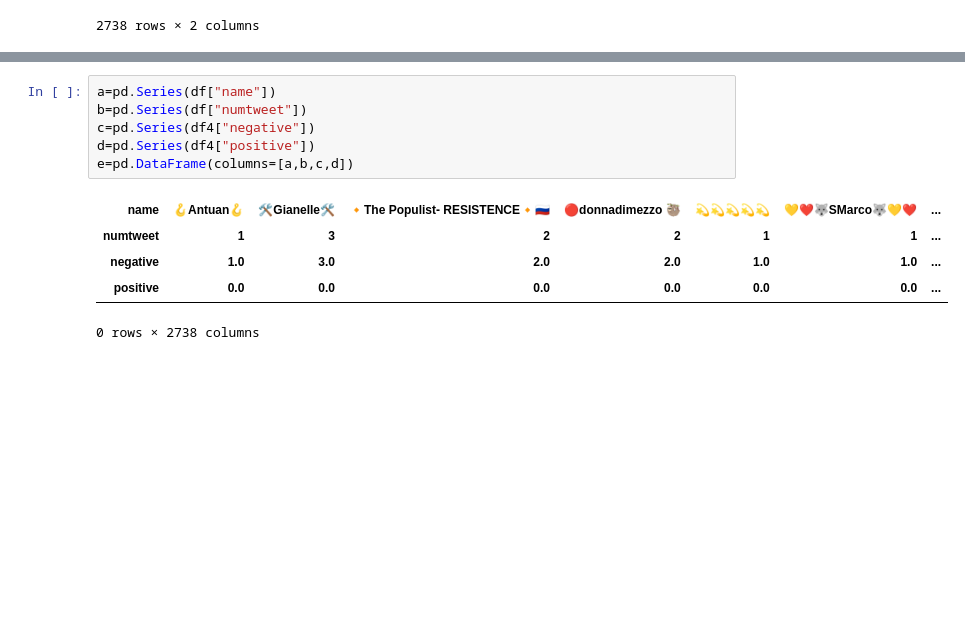
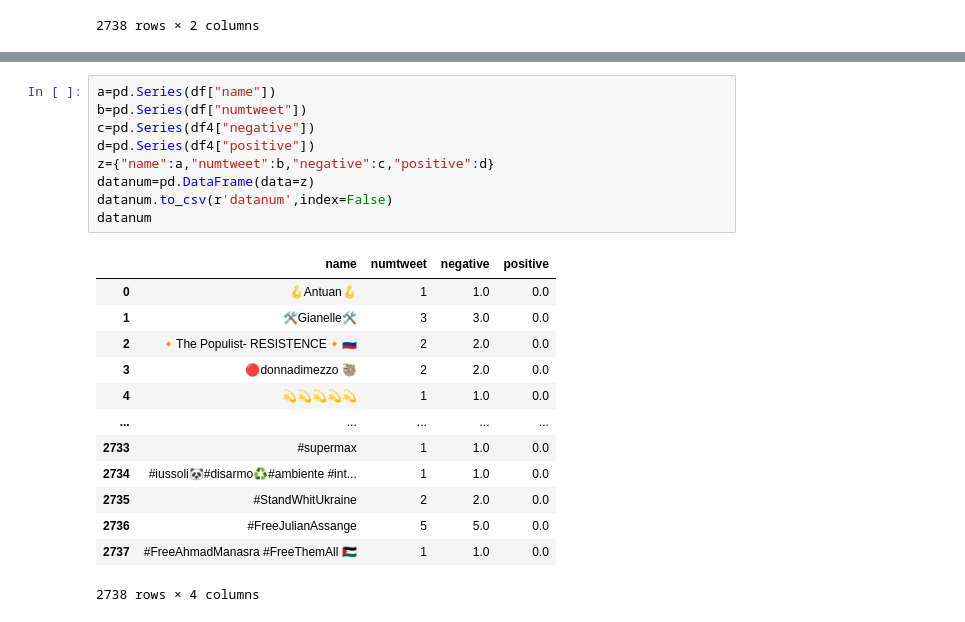
Before and after one commit to paolofesta/prove, a Jupyter notebook: TESI.ipynb, the cells around one changed output, grey strips where cells are left out. Saved outputs shown, nothing was run; the diff lists cells and outputs as text; blank space fills up the shorter version.

```diff
--- a/TESI.ipynb
+++ b/TESI.ipynb
@@ -1106,12 +1092,23 @@ df4
 # %%
 a=pd.Series(df["name"])
 b=pd.Series(df["numtweet"])
 c=pd.Series(df4["negative"])
 d=pd.Series(df4["positive"])
-e=pd.DataFrame(columns=[a,b,c,d])
+z={"name":a,"numtweet":b,"negative":c,"positive":d}
+datanum=pd.DataFrame(data=z)
+datanum.to_csv(r'datanum',index=False)
+datanum
 # %% [output]
-| name | 🪝Antuan🪝 | 🛠️Gianelle🛠️ | 🔸️The Populist- RESISTENCE🔸️🇷🇺 | 🔴donnadimezzo 🦥 | 💫💫💫💫💫 | 💛❤️🐺SMarco🐺💛❤️ | ... |
-| numtweet | 1 | 3 | 2 | 2 | 1 | 1 | ... |
-| negative | 1.0 | 3.0 | 2.0 | 2.0 | 1.0 | 1.0 | ... |
-| positive | 0.0 | 0.0 | 0.0 | 0.0 | 0.0 | 0.0 | ... |
+|  | name | numtweet | negative | positive |
+| 0 | 🪝Antuan🪝 | 1 | 1.0 | 0.0 |
+| 1 | 🛠️Gianelle🛠️ | 3 | 3.0 | 0.0 |
+| 2 | 🔸️The Populist- RESISTENCE🔸️🇷🇺 | 2 | 2.0 | 0.0 |
+| 3 | 🔴donnadimezzo 🦥 | 2 | 2.0 | 0.0 |
+| 4 | 💫💫💫💫💫 | 1 | 1.0 | 0.0 |
+| ... | ... | ... | ... | ... |
+| 2733 | #supermax | 1 | 1.0 | 0.0 |
+| 2734 | #iussoli🐼#disarmo♻️#ambiente #int... | 1 | 1.0 | 0.0 |
+| 2735 | #StandWhitUkraine | 2 | 2.0 | 0.0 |
+| 2736 | #FreeJulianAssange | 5 | 5.0 | 0.0 |
+| 2737 | #FreeAhmadManasra #FreeThemAll 🇵🇸 | 1 | 1.0 | 0.0 |
-0 rows × 2738 columns
+2738 rows × 4 columns
```
Also changed, not shown: parts of 5 cells of this notebook.
